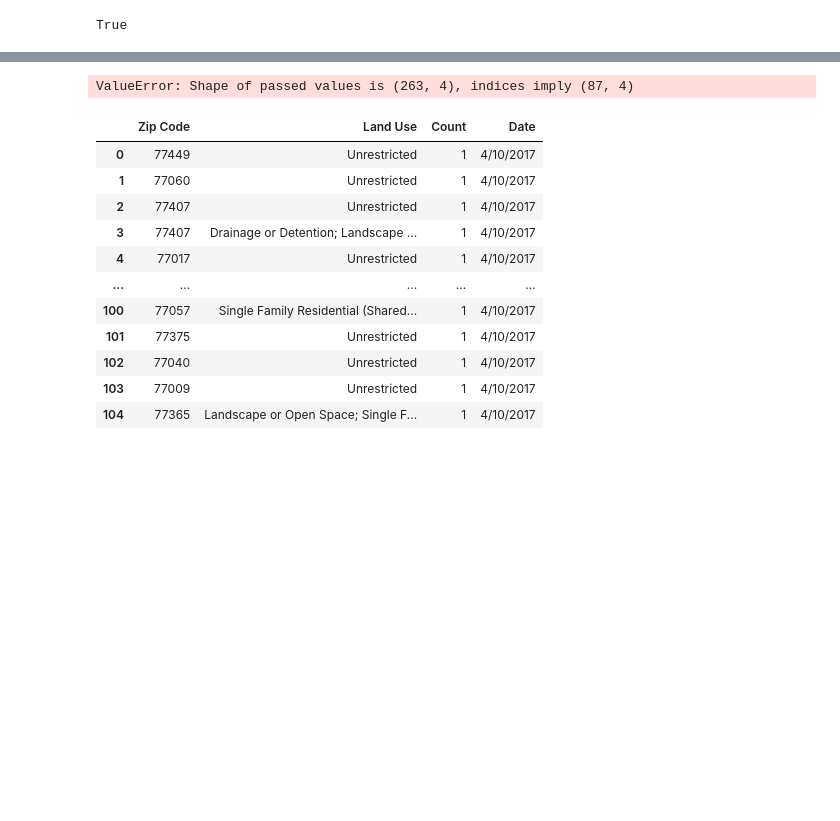
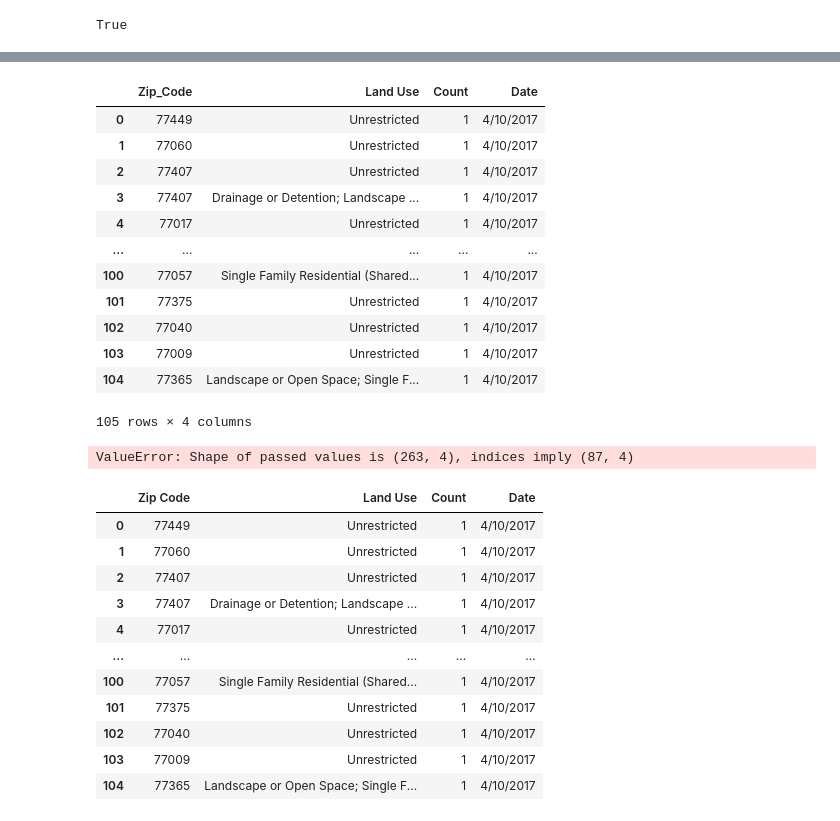
Before and after one commit to dovu93/Real_Estate_Investment_Identifier, a Jupyter notebook: Notebooks/Filter_Zip_Code_Vu.ipynb, the cells around one changed output, grey strips where cells are left out. Cells and saved outputs as stored; diff of their text form; code cells hidden in the pictures; blank space fills up the shorter version.

```diff
--- a/Notebooks/Filter_Zip_Code_Vu.ipynb
+++ b/Notebooks/Filter_Zip_Code_Vu.ipynb
@@ -79,8 +79,23 @@ from pathlib import Path
 # %%
 April_12_2018_Permit = Path("../resources/Vu/Permit_Data/2017/Apr_10_2017_Permits.csv")
 permit = pd.read_csv(April_12_2018_Permit)
 permit.set_index("Zip Code", inplace = True)
 permit.reset_index(inplace = True)
+permit.rename(columns = {"Zip Code": "Zip_Code"})
+# %% [output]
+|  | Zip_Code | Land Use | Count | Date |
+| 0 | 77449 | Unrestricted | 1 | 4/10/2017 |
+| 1 | 77060 | Unrestricted | 1 | 4/10/2017 |
+| 2 | 77407 | Unrestricted | 1 | 4/10/2017 |
+| 3 | 77407 | Drainage or Detention; Landscape ... | 1 | 4/10/2017 |
+| 4 | 77017 | Unrestricted | 1 | 4/10/2017 |
+| ... | ... | ... | ... | ... |
+| 100 | 77057 | Single Family Residential (Shared... | 1 | 4/10/2017 |
+| 101 | 77375 | Unrestricted | 1 | 4/10/2017 |
+| 102 | 77040 | Unrestricted | 1 | 4/10/2017 |
+| 103 | 77009 | Unrestricted | 1 | 4/10/2017 |
+| 104 | 77365 | Landscape or Open Space; Single F... | 1 | 4/10/2017 |
+105 rows × 4 columns
 # %%
 new_datafile = pd.concat([permit, zip_code_df], join = "inner", axis = "columns")
 # %% [output]
```
Also changed, not shown: parts of 9 cells of this notebook.
